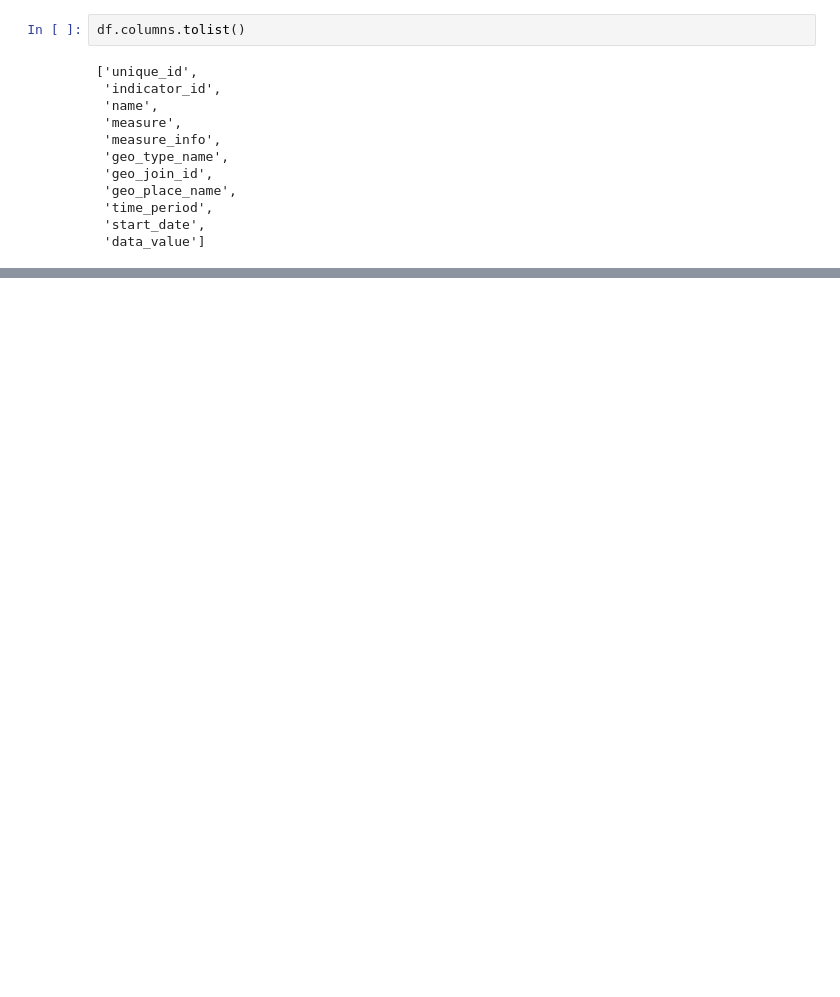
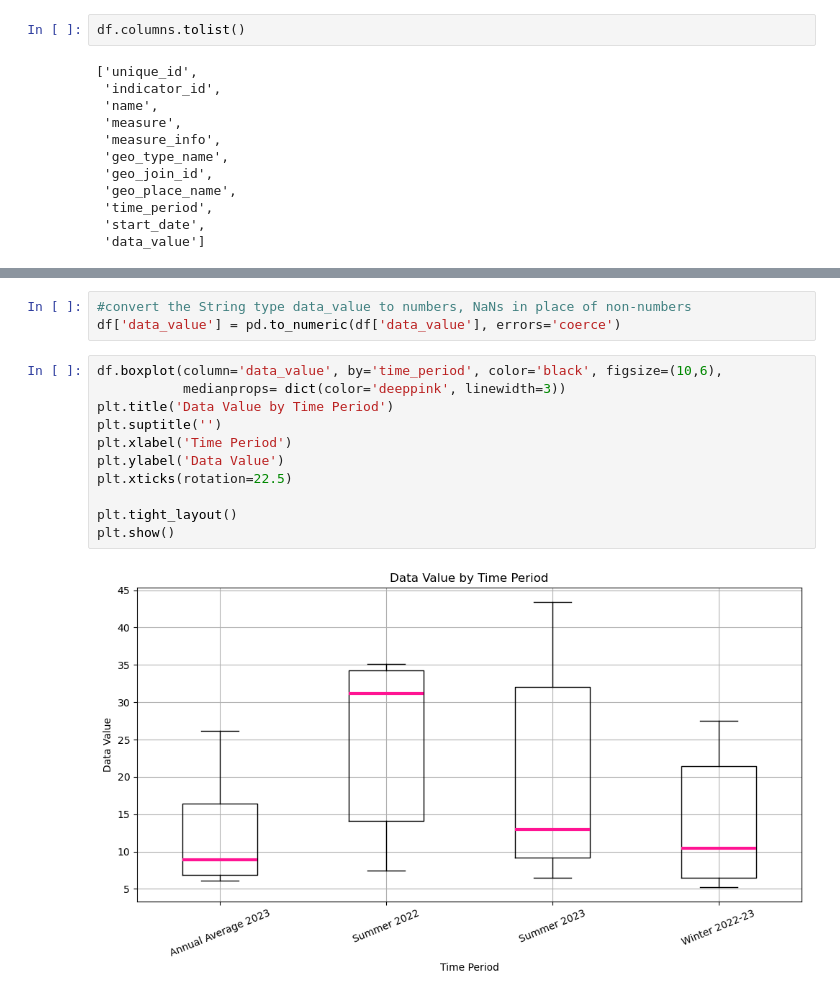
Before and after one commit to JenDPoueymirou/DataPortfolioProject1, a Jupyter notebook: notebooks/tiffany_eda.ipynb, the cells around one changed output, grey strips where cells are left out. Cells and saved outputs as stored; diff of their text form; blank space fills up the shorter version.

```diff
--- a/notebooks/tiffany_eda.ipynb
+++ b/notebooks/tiffany_eda.ipynb
@@ -82,0 +111,16 @@ plt.show()
+# %%
+#convert the String type data_value to numbers, NaNs in place of non-numbers
+df['data_value'] = pd.to_numeric(df['data_value'], errors='coerce')
+# %%
+df.boxplot(column='data_value', by='time_period', color='black', figsize=(10,6),
+           medianprops= dict(color='deeppink', linewidth=3))
+plt.title('Data Value by Time Period')
+plt.suptitle('')
+plt.xlabel('Time Period')
+plt.ylabel('Data Value')
+plt.xticks(rotation=22.5)
+
+plt.tight_layout()
+plt.show()
+# %% [output]
+[figure, added]
```
Also changed, not shown: parts of 17 cells of this notebook, 3 other files.
